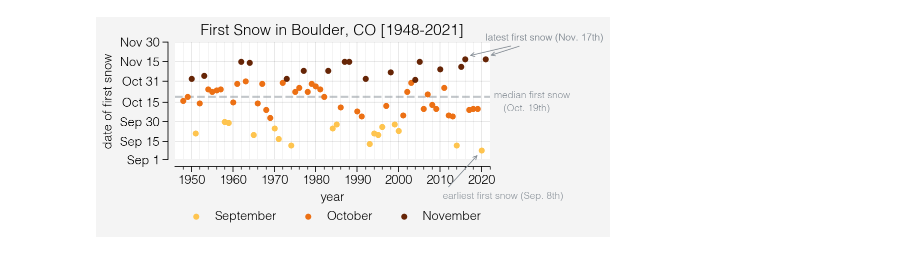
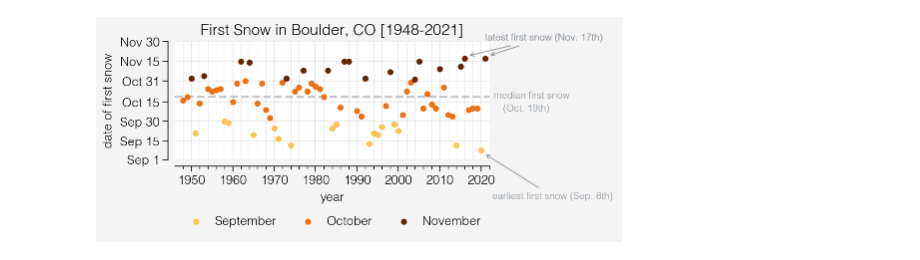
Before and after one commit to bradyrx/boulder_first_snow, a Jupyter notebook: notebooks/boulder-first-snow-analysis.ipynb, the cells around one changed output. Cells and saved outputs as stored; diff of their text form; code cells hidden in the pictures.

Commit message:
Slight update to figure annotation

```diff
--- a/notebooks/boulder-first-snow-analysis.ipynb
+++ b/notebooks/boulder-first-snow-analysis.ipynb
@@ -182,38 +182,36 @@ ax.annotate(
 )
 
 # # Earliest snow annotation
 ax.annotate(
     " earliest first snow (Sep. 8th) ",
-    xy=(2019.5, 250),
-    xytext=(2010, 215),
+    xy=(2020.5, 250),
+    xytext=(2022, 215),
     fontsize=7,
     color="gray6",
-    arrowprops=dict(
-        arrowstyle="->", facecolor="gray6", edgecolor="gray6", relpos=(0, 0.5)
-    ),
+    arrowprops=dict(arrowstyle="->", facecolor="gray6", edgecolor="gray6"),
 )
 
 # Can this be done through proplot?
 sb.despine(
     offset=5,
 )
 
 # Legend
 ax.legend(
     [
         p1,
         p2,
         p3,
     ],
     loc="b",
     center=True,
 )
 
 ax.axhline(293, color="gray6", linestyle="--", alpha=0.5, linewidth=1.5)
 ax.text(2023, 292, "median first snow", fontsize=7, color="gray6")
 ax.text(2022, 282, "     (Oct. 19th)", fontsize=7, color="gray6")
 
-f.savefig("../figures/first.snow.2021.png", transparent=True)
+f.savefig("../figures/first.snow.2021.whitebg.png", transparent=False)
 # %% [output]
-[figure, old version]
+[figure, new version]
 [interactive output not drawn]
```
Also changed, not shown: parts of 1 cell of this notebook, 2 other files.
